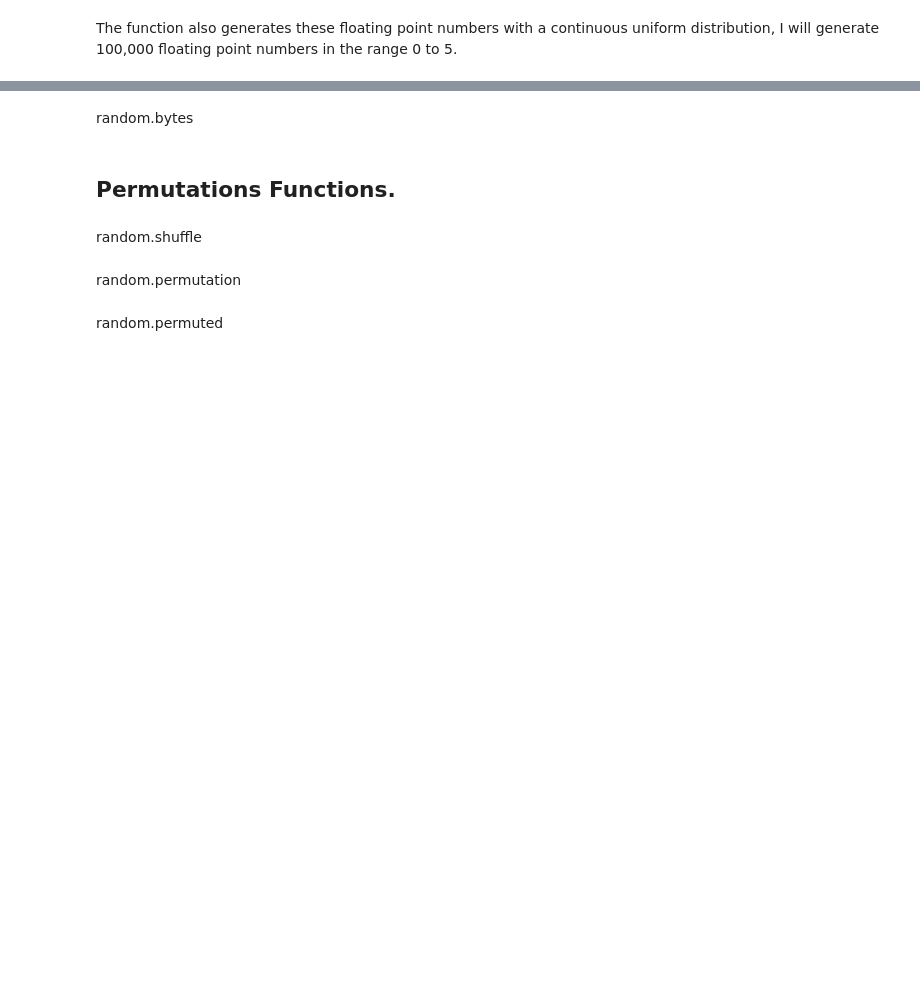
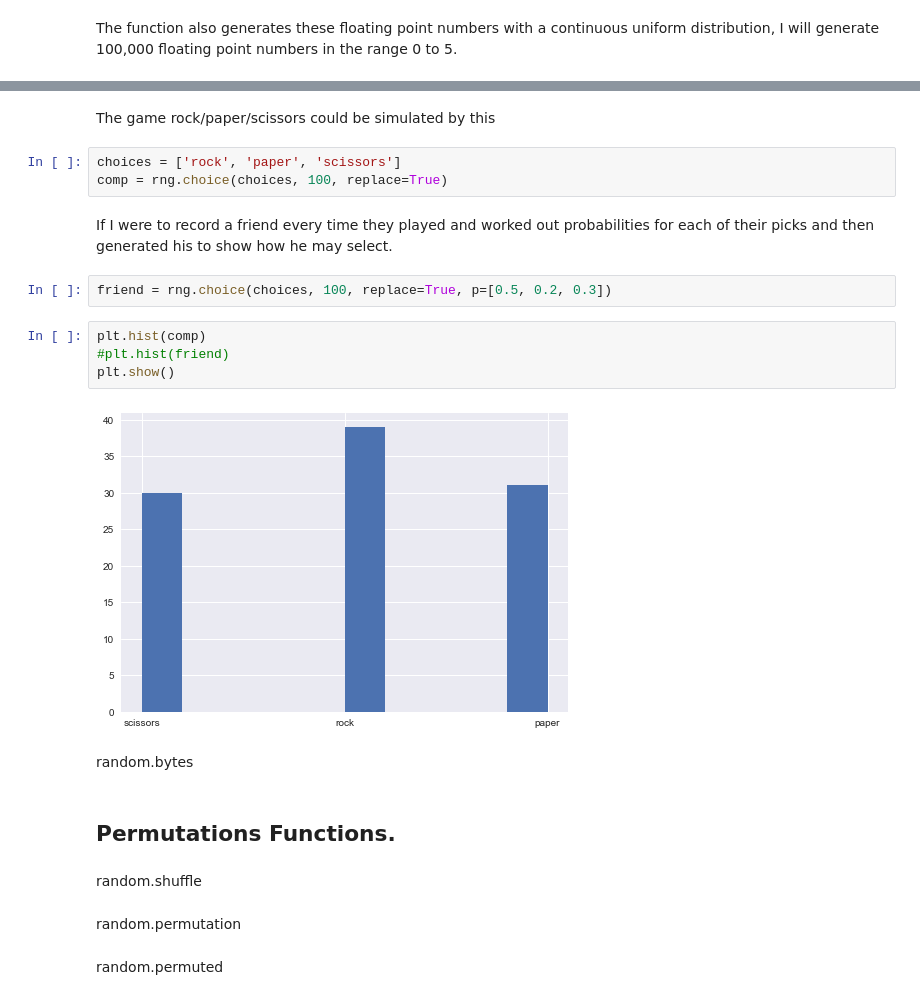
Before and after one commit to fionnmccarthy/ProgDA_Assignment, a Jupyter notebook: numpy-random.ipynb, the cells around one changed output, grey strips where cells are left out. Cells and saved outputs as stored; diff of their text form; blank space fills up the shorter version.

Commit message:
rng.choice() function section added

```diff
--- a/numpy-random.ipynb
+++ b/numpy-random.ipynb
@@ -166,3 +185,18 @@ random.choice
+# %% [markdown]
+The game rock/paper/scissors could be simulated by this
+# %%
+choices = ['rock', 'paper', 'scissors']
+comp = rng.choice(choices, 100, replace=True)
+# %% [markdown]
+If I were to record a friend every time they played and worked out probabilities for each of their picks and then generated his to show how he may select.
+# %%
+friend = rng.choice(choices, 100, replace=True, p=[0.5, 0.2, 0.3])
+# %%
+plt.hist(comp)
+#plt.hist(friend)
+plt.show()
+# %% [output]
+[figure, added]
 # %% [markdown]
 random.bytes
 # %% [markdown]
```
Also changed, not shown: parts of 20 cells of this notebook.
